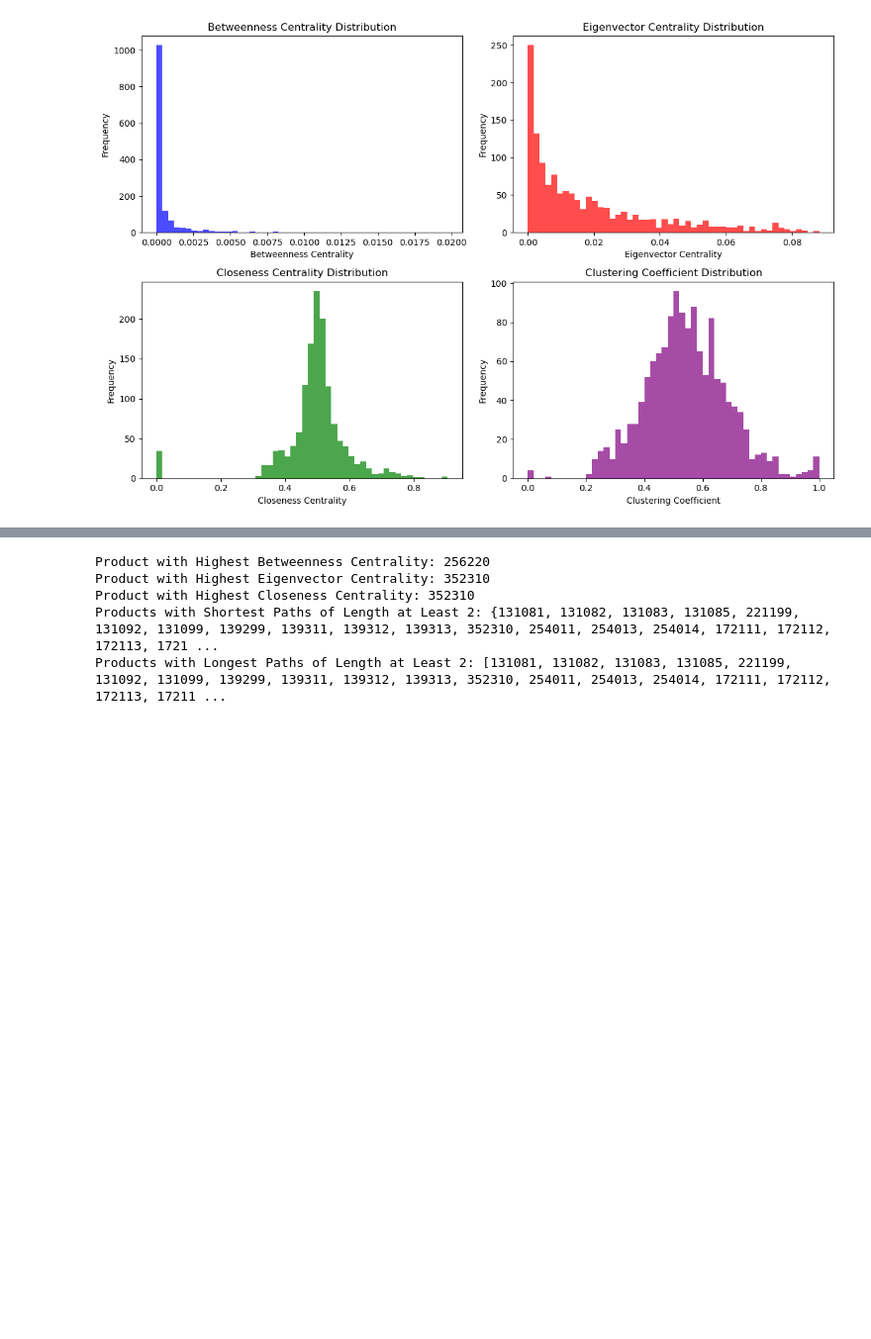
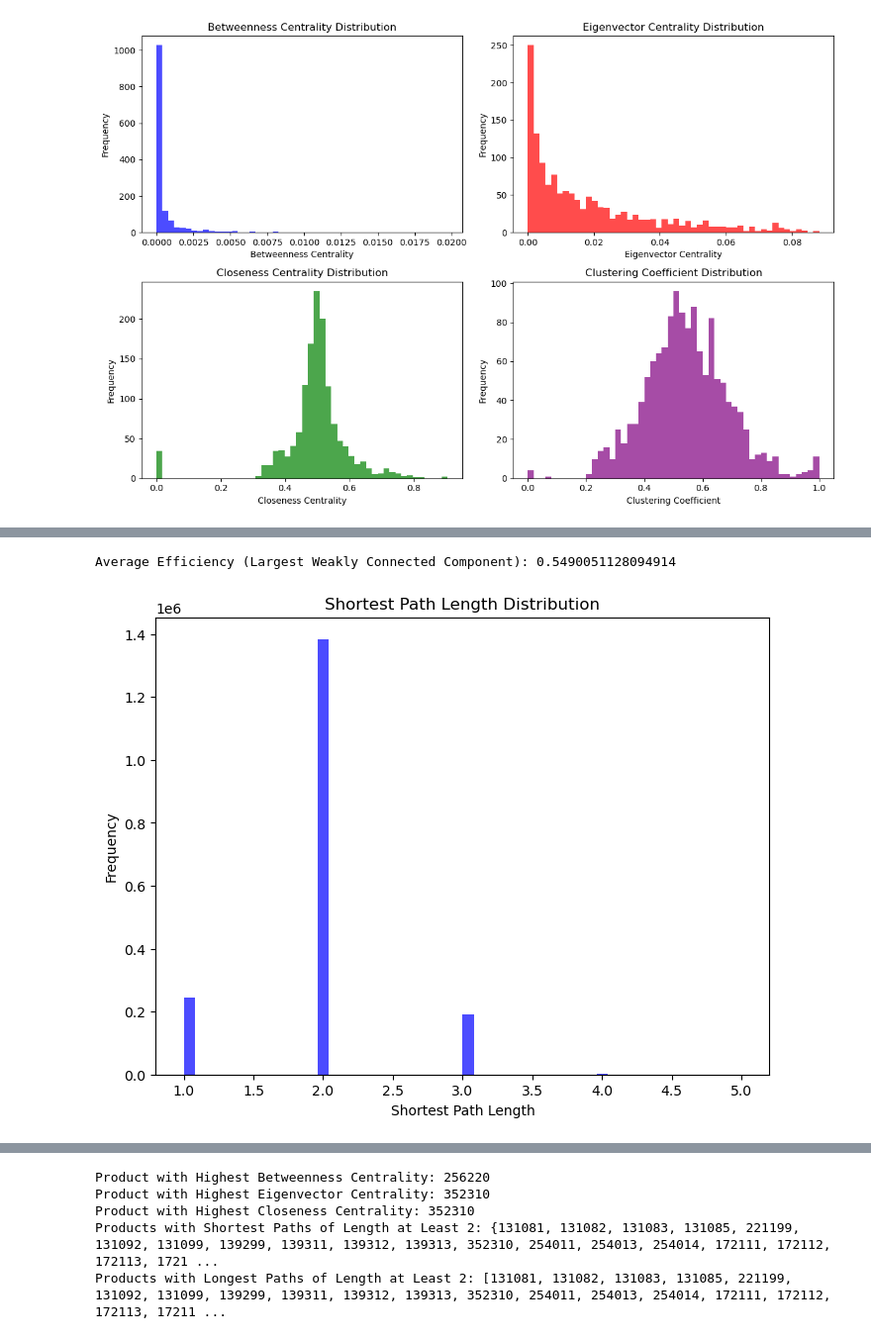
Before and after one commit to Yunbo-max/L65-Geometric-Deep-Learning, a Jupyter notebook: Dataset/VAT/dependency.ipynb, the cells around one changed output, grey strips where cells are left out. Shown at 99% size. Saved outputs shown, nothing was run; the diff lists cells and outputs as text; code cells hidden in the pictures; blank space fills up the shorter version.

```diff
--- a/Dataset/VAT/dependency.ipynb
+++ b/Dataset/VAT/dependency.ipynb
@@ -269,0 +251,61 @@ NetworkXError: Graph is not strongly connected.
+# %%
+import networkx as nx
+import matplotlib.pyplot as plt
+
+# Assuming you have already created the directed graph G
+
+# Identify isolated nodes
+isolated_nodes = [node for node, degree in G.degree() if degree == 0]
+
+# Remove isolated nodes
+G.remove_nodes_from(isolated_nodes)
+
+# Compute the largest weakly connected component
+largest_weakly_connected_component_nodes = max(nx.weakly_connected_components(G), key=len)
+largest_weakly_connected_component = G.subgraph(largest_weakly_connected_component_nodes)
+
+# Compute the efficiency of the largest weakly connected component
+total_efficiency = 0
+total_pairs = 0
+for node in largest_weakly_connected_component:
+    shortest_paths = nx.shortest_path_length(largest_weakly_connected_component, source=node)
+    for target, length in shortest_paths.items():
+        if length != 0:  # Exclude the node itself
+            total_efficiency += 1 / length
+            total_pairs += 1
+
+average_efficiency = total_efficiency / total_pairs
+
+print("Average Efficiency (Largest Weakly Connected Component):", average_efficiency)
+# %% [output]
+Average Efficiency (Largest Weakly Connected Component): 0.5490051128094914
+# %%
+import networkx as nx
+import matplotlib.pyplot as plt
+
+def average_shortest_path_length(graph):
+    shortest_path_lengths = []
+
+    for source in graph.nodes():
+        for target in graph.nodes():
+            if source != target:
+                try:
+                    shortest_path_length = nx.shortest_path_length(graph, source=source, target=target)
+                    shortest_path_lengths.append(shortest_path_length)
+                except nx.NetworkXNoPath:
+                    pass
+
+    return shortest_path_lengths
+
+# Assuming you have already created the directed graph G
+shortest_path_lengths = average_shortest_path_length(G)
+
+# Plot distribution
+plt.figure(figsize=(8, 6))
+plt.hist(shortest_path_lengths, bins=50, color='blue', alpha=0.7)
+plt.title('Shortest Path Length Distribution')
+plt.xlabel('Shortest Path Length')
+plt.ylabel('Frequency')
+plt.show()
+# %% [output]
+[figure, added]
```
Also changed, not shown: parts of 9 cells of this notebook, 2 other files.
